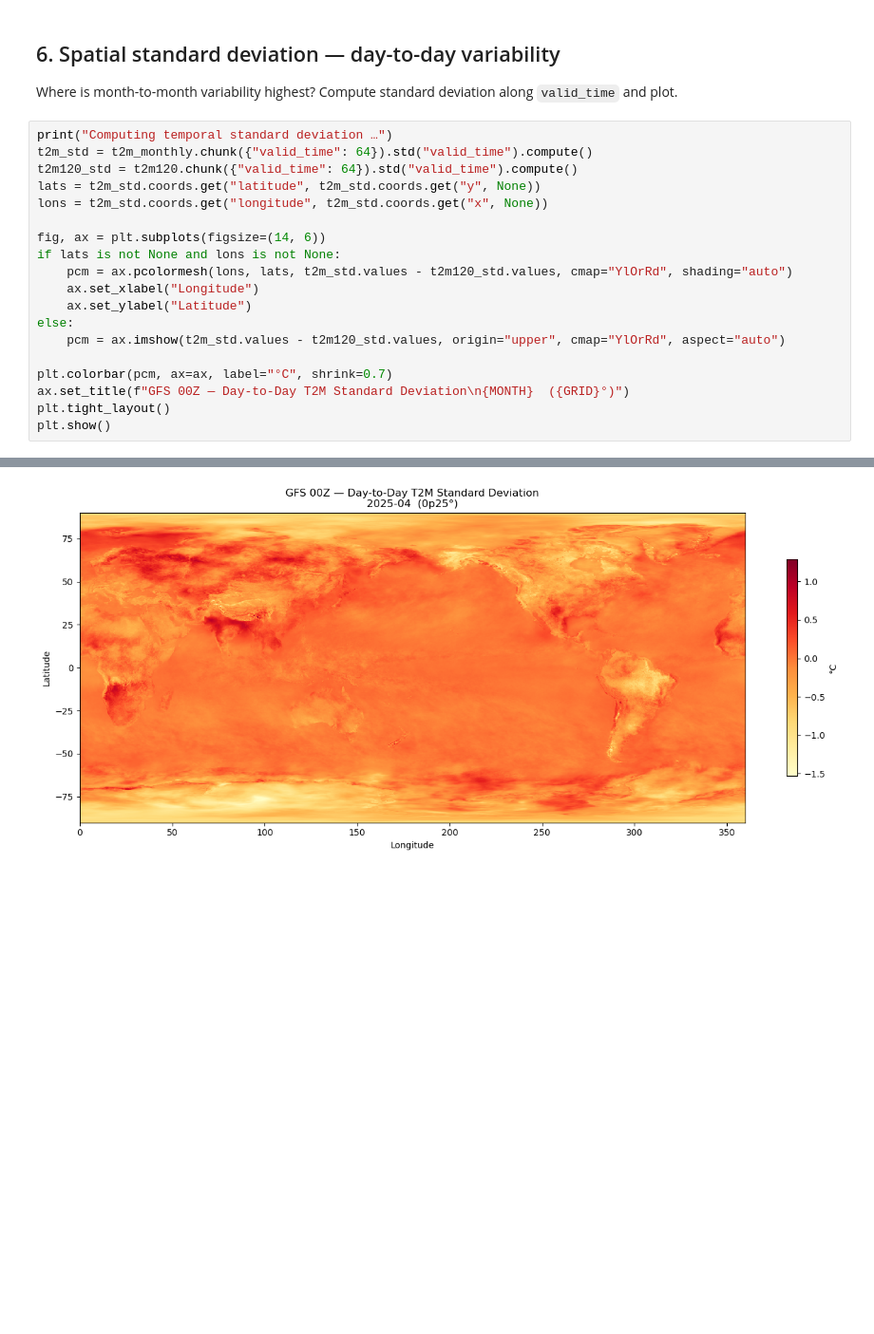
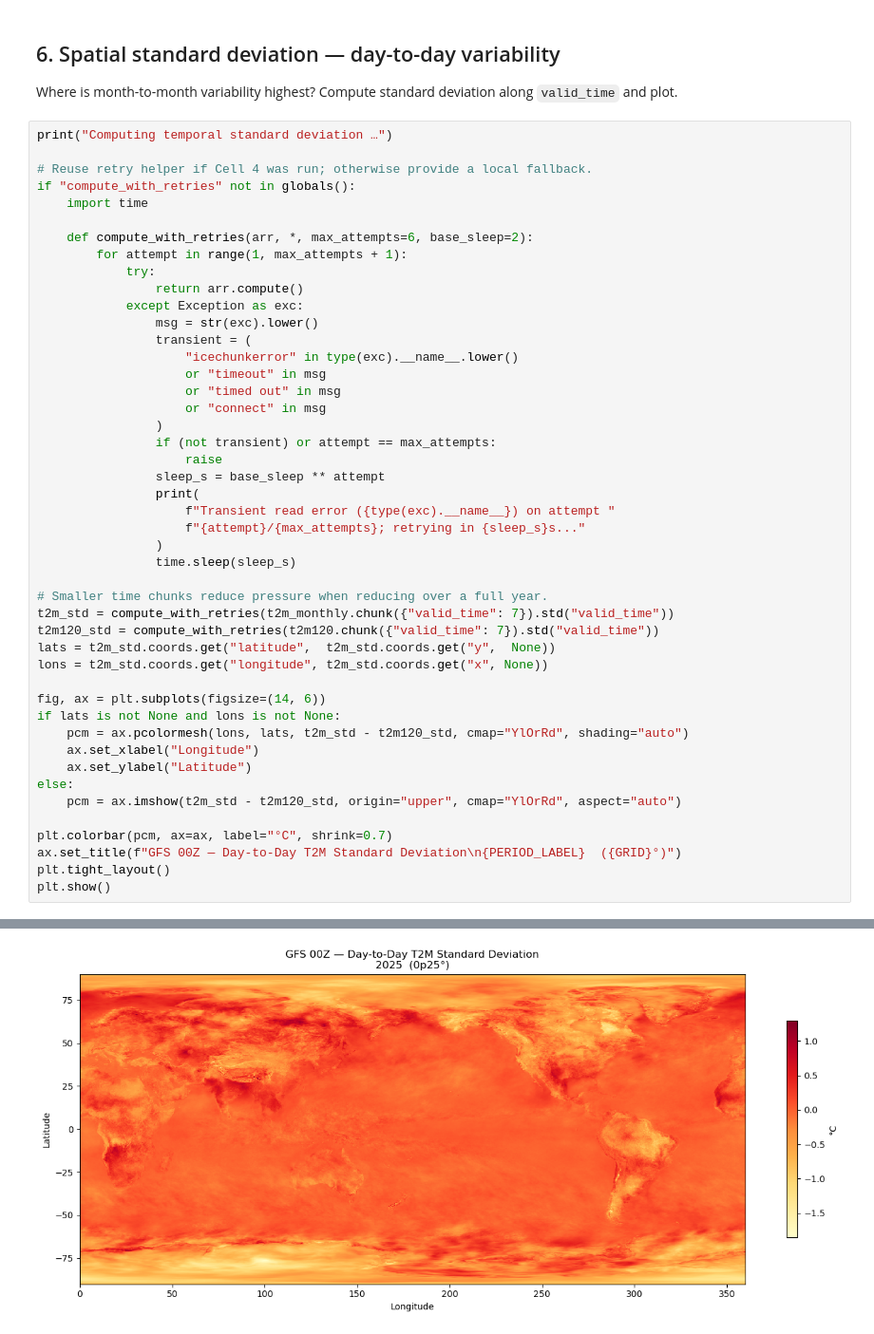
Before and after one commit to NOAA-MDL/grib2io, a Jupyter notebook: demos/gfs_monthly_t2m.ipynb, the cells around one changed output, grey strips where cells are left out. Shown at 95% size. Cells and saved outputs as stored; diff of their text form; blank space fills up the shorter version.

```diff
--- a/demos/gfs_monthly_t2m.ipynb
+++ b/demos/gfs_monthly_t2m.ipynb
@@ -275,23 +388,50 @@ Where is month-to-month variability highest?  Compute standard deviation
 along `valid_time` and plot.
 # %%
 print("Computing temporal standard deviation …")
-t2m_std = t2m_monthly.chunk({"valid_time": 64}).std("valid_time").compute()
-t2m120_std = t2m120.chunk({"valid_time": 64}).std("valid_time").compute()
-lats = t2m_std.coords.get("latitude", t2m_std.coords.get("y", None))
+
+# Reuse retry helper if Cell 4 was run; otherwise provide a local fallback.
+if "compute_with_retries" not in globals():
+    import time
+
+    def compute_with_retries(arr, *, max_attempts=6, base_sleep=2):
+        for attempt in range(1, max_attempts + 1):
+            try:
+                return arr.compute()
+            except Exception as exc:
+                msg = str(exc).lower()
+                transient = (
+                    "icechunkerror" in type(exc).__name__.lower()
+                    or "timeout" in msg
+                    or "timed out" in msg
+                    or "connect" in msg
+                )
+                if (not transient) or attempt == max_attempts:
+                    raise
+                sleep_s = base_sleep ** attempt
+                print(
+                    f"Transient read error ({type(exc).__name__}) on attempt "
+                    f"{attempt}/{max_attempts}; retrying in {sleep_s}s..."
+                )
+                time.sleep(sleep_s)
+
+# Smaller time chunks reduce pressure when reducing over a full year.
+t2m_std = compute_with_retries(t2m_monthly.chunk({"valid_time": 7}).std("valid_time"))
+t2m120_std = compute_with_retries(t2m120.chunk({"valid_time": 7}).std("valid_time"))
+lats = t2m_std.coords.get("latitude",  t2m_std.coords.get("y",  None))
 lons = t2m_std.coords.get("longitude", t2m_std.coords.get("x", None))
 
 fig, ax = plt.subplots(figsize=(14, 6))
 if lats is not None and lons is not None:
-    pcm = ax.pcolormesh(lons, lats, t2m_std.values - t2m120_std.values, cmap="YlOrRd", shading="auto")
+    pcm = ax.pcolormesh(lons, lats, t2m_std - t2m120_std, cmap="YlOrRd", shading="auto")
     ax.set_xlabel("Longitude")
     ax.set_ylabel("Latitude")
 else:
-    pcm = ax.imshow(t2m_std.values - t2m120_std.values, origin="upper", cmap="YlOrRd", aspect="auto")
+    pcm = ax.imshow(t2m_std - t2m120_std, origin="upper", cmap="YlOrRd", aspect="auto")
 
 plt.colorbar(pcm, ax=ax, label="°C", shrink=0.7)
-ax.set_title(f"GFS 00Z — Day-to-Day T2M Standard Deviation\n{MONTH}  ({GRID}°)")
+ax.set_title(f"GFS 00Z — Day-to-Day T2M Standard Deviation\n{PERIOD_LABEL}  ({GRID}°)")
 plt.tight_layout()
 plt.show()
 # %% [output]
 Computing temporal standard deviation …
-[figure, old version]
+[figure, new version]
```
Also changed, not shown: parts of 8 cells of this notebook, 3 other files.
